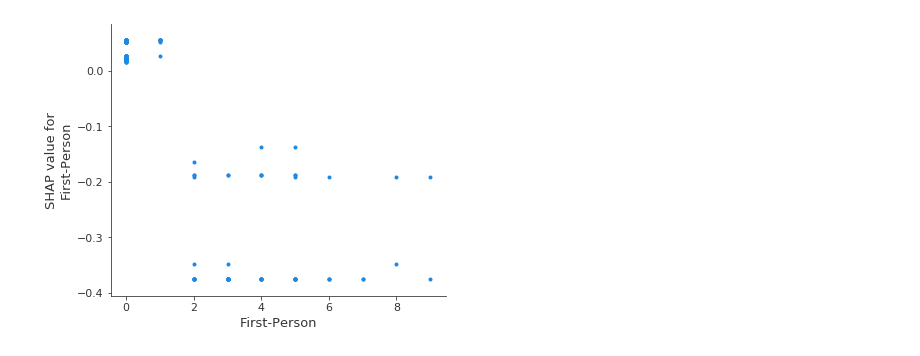
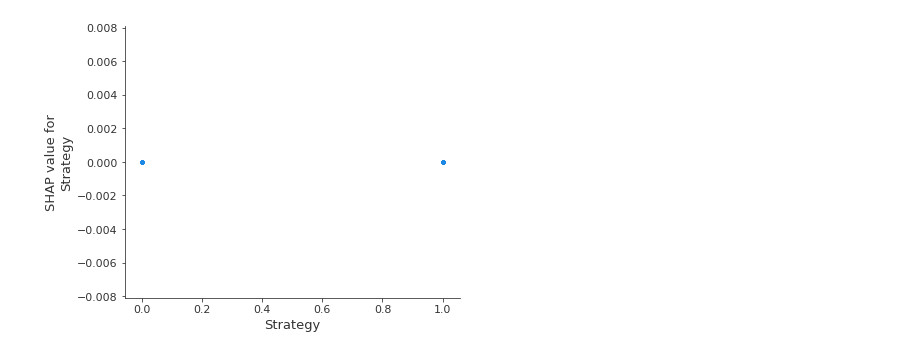
Before and after one commit to mcminnra/steam-game-recommender, a Jupyter notebook: recommendations_and_analysis.ipynb, the cells around one changed output. Saved outputs shown, nothing was run; the diff lists cells and outputs as text; code cells hidden in the pictures.

```diff
--- a/recommendations_and_analysis.ipynb
+++ b/recommendations_and_analysis.ipynb
@@ -72,4 +68,4 @@ shap.dependence_plot("Exploration", shap_values, X, interaction_index=None)
 # %%
-shap.dependence_plot("First-Person", shap_values, X, interaction_index=None)
+shap.dependence_plot("Strategy", shap_values, X, interaction_index=None)
 # %% [output]
-[figure, old version]
+[figure, new version]
```
Also changed, not shown: parts of 10 cells of this notebook, 1 other file.
